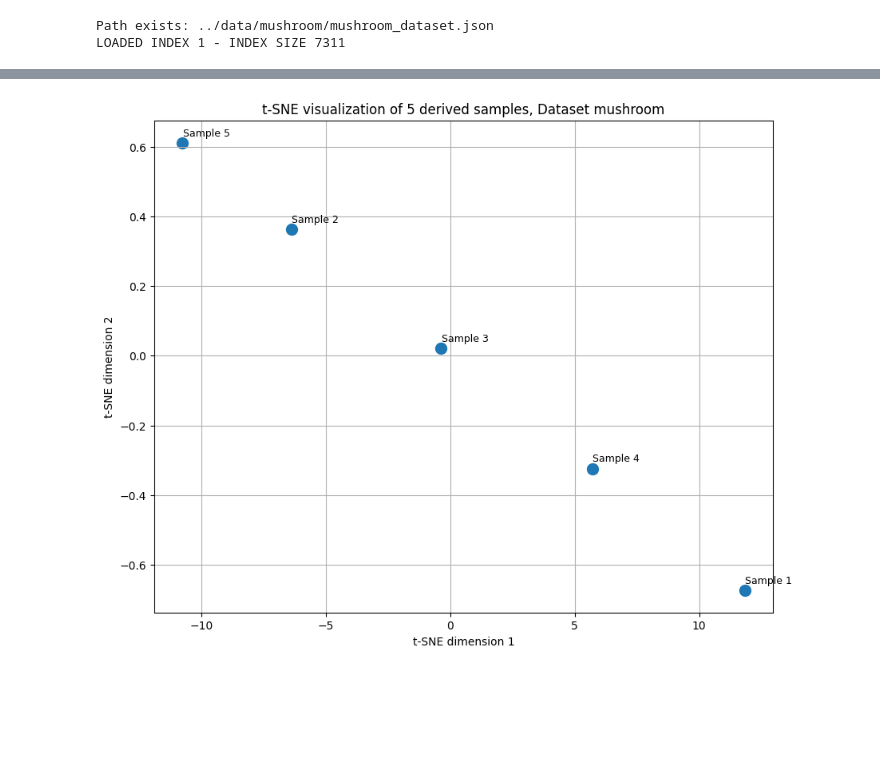
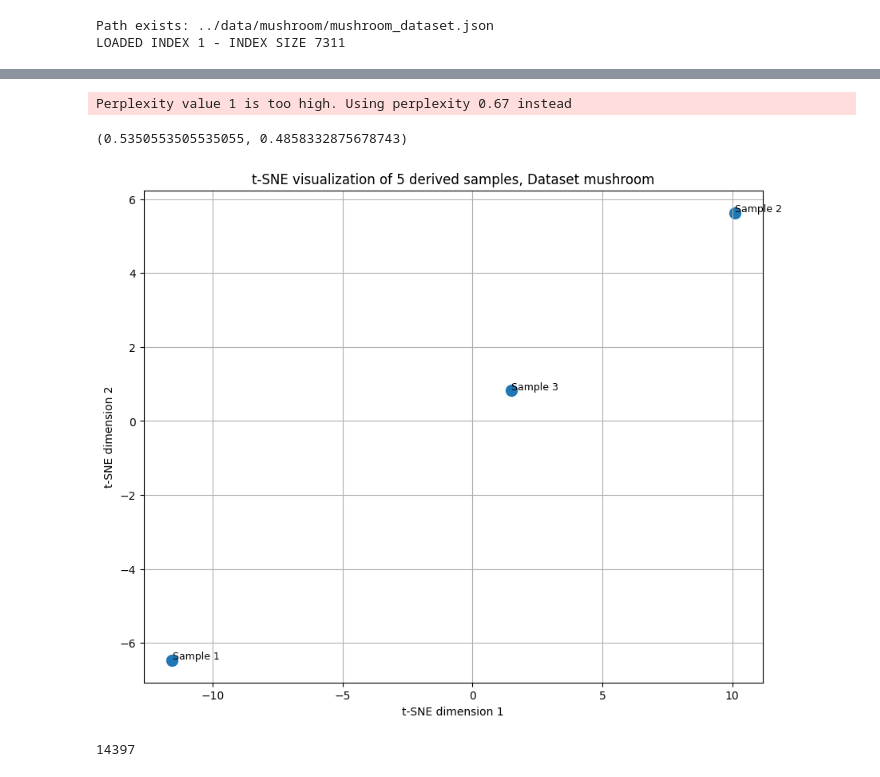
Before and after one commit to EdenYavin/Tabular-Cloud-ML, a Jupyter notebook: notebooks/traingulation.ipynb, the cells around one changed output, grey strips where cells are left out. Saved outputs shown, nothing was run; the diff lists cells and outputs as text; code cells hidden in the pictures; blank space fills up the shorter version.

```diff
--- a/notebooks/traingulation.ipynb
+++ b/notebooks/traingulation.ipynb
@@ -151,7 +151,7 @@ class PMLBDataset(RawDataset):
         X,y = dataset.drop(columns=["target"]), dataset["target"]
         return preprocess(X, cloud_dataset=True), y
 
-dataset = PMLBDataset(dataset_name="mushroom")
+dataset = PMLBDataset(dataset_name=DATASET_NAME)
 # %% [output]
 Scaling numerical columns...
 # %%
@@ -665,4 +685,6 @@ def get_performance(X_train, y_train, X_test, y_test):
     model.fit(X_train, y_train, validation_data=(X_test, y_test))
     results = model.evaluate(X_test, y_test)
     print(results)
+# %%
+N = 3
 # %%
@@ -694,8 +726,8 @@ Epoch 50/50
 # %%
-triangulation_samples = get_triangulation_samples("first", 5, X_train_emb)
-new_X_train = get_dataset(X_train_emb[:100], triangulation_samples)
-new_X_test = get_dataset(X_test_emb[:100], triangulation_samples)
-get_performance(new_X_train, y_train_one_hot[:100], new_X_test, y_test_one_hot[:100])
+triangulation_samples = get_triangulation_samples("first", N, X_train_emb)
+new_X_train = get_dataset(X_train_emb[:1000], triangulation_samples)
+new_X_test = get_dataset(X_test_emb, triangulation_samples)
+get_performance(new_X_train, y_train_one_hot[:1000], new_X_test, y_test_one_hot)
 visualize(triangulation_samples, DATASET_NAME)
 del new_X_test, new_X_train, triangulation_samples
 import gc
@@ -721,2 +753,5 @@ WARNING:tensorflow:5 out of the last 28 calls to <function TensorFlowTrainer.mak
+Perplexity value 1 is too high. Using perplexity 0.67 instead
+(0.5350553505535055, 0.4858332875678743)
-[figure, old version]
+[figure, new version]
+14397
 # %%
```
Also changed, not shown: parts of 8 cells of this notebook, 1 other file.
